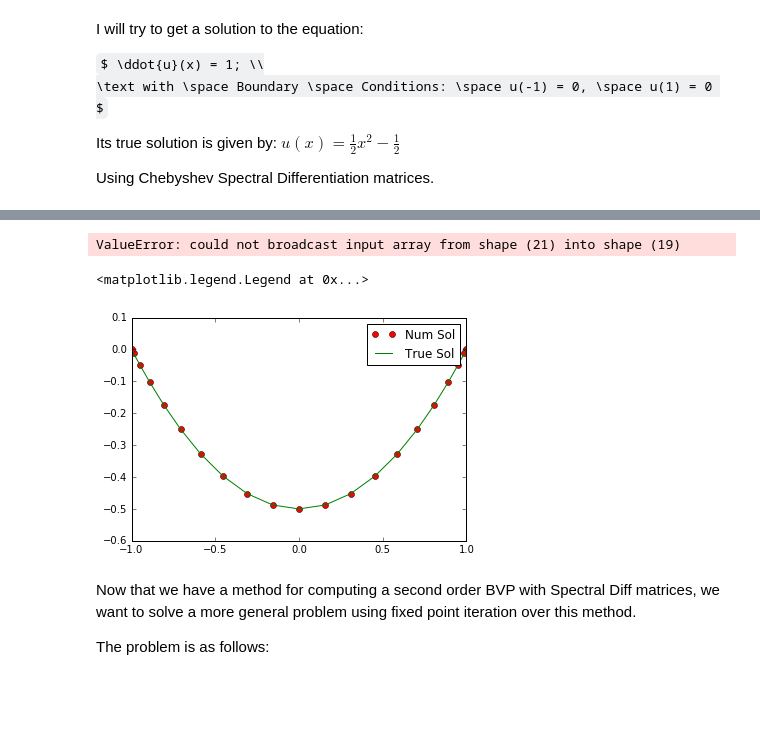
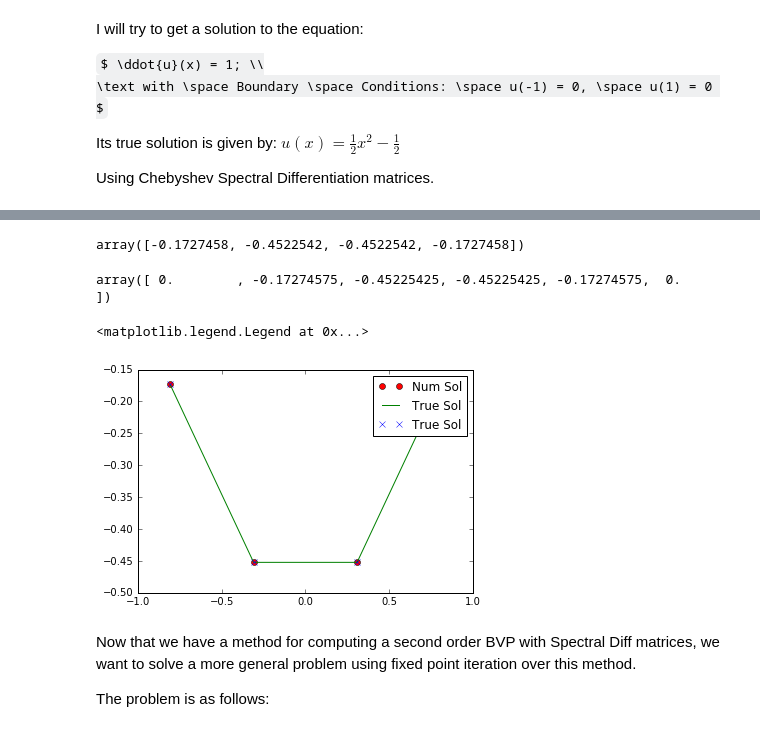
Before and after one commit to Jordi-Ab/SciCompAndC-, a Jupyter notebook: Coursework2/Q4/Python Script.ipynb, the cells around one changed output, grey strips where cells are left out. Saved outputs shown, nothing was run; the diff lists cells and outputs as text; code cells hidden in the pictures; some formulas as TeX source; blank space fills up the shorter version.

```diff
--- a/Coursework2/Q4/Python Script.ipynb
+++ b/Coursework2/Q4/Python Script.ipynb
@@ -16,7 +16,7 @@ $u(x) = \frac{1}{2}x^2 - \frac{1}{2}$
 
 Using Chebyshev Spectral Differentiation matrices.
 # %%
-n= 20
+n= 5
 # %%
 def GCLmesh(n):
     mesh = np.zeros(n+1)
@@ -121,8 +108,6 @@ num_sol = np.zeros(n+1)
 num_sol[0] = 0 # Set first element of the vector to the BC1
 num_sol[1:-1] = la.solve(K, rhs) # the rest pf the elements come from solving the sub-system.
 num_sol[-1] = 0 # Set last element of the vector to the BC2
-# %% [output]
-ValueError: could not broadcast input array from shape (21) into shape (19)
 # %%
 def true_sol(x):
     return(.5*(x**2) - .5)
@@ -131,10 +114,20 @@ xs = np.linspace(-1,1,100)
+# %%
+gareth_us = np.loadtxt('gareth1.dat')
+gareth_us
+# %% [output]
+array([-0.1727458, -0.4522542, -0.4522542, -0.1727458])
+# %%
+num_sol
+# %% [output]
+array([ 0.        , -0.17274575, -0.45225425, -0.45225425, -0.17274575,  0.        ])
 # %%
-pt.plot(mesh, num_sol, 'ro', label = 'Num Sol')
-pt.plot(mesh, true_sol(mesh), 'g-', label = 'True Sol')
+pt.plot(mesh[1:-1], num_sol[1:-1], 'ro', label = 'Num Sol')
+pt.plot(mesh[1:-1], true_sol(mesh)[1:-1], 'g-', label = 'True Sol')
+pt.plot(mesh[1:-1], gareth_us, 'bx', label = 'True Sol')
 pt.legend()
 # %% [output]
 <matplotlib.legend.Legend at 0x...>
-[figure, old version]
+[figure, new version]
 # %% [markdown]
 Now that we have a method for computing a second order BVP with Spectral Diff matrices,
 we want to solve a more general problem using fixed point iteration over this method.
```
Also changed, not shown: parts of 31 cells of this notebook, 38 other files.
